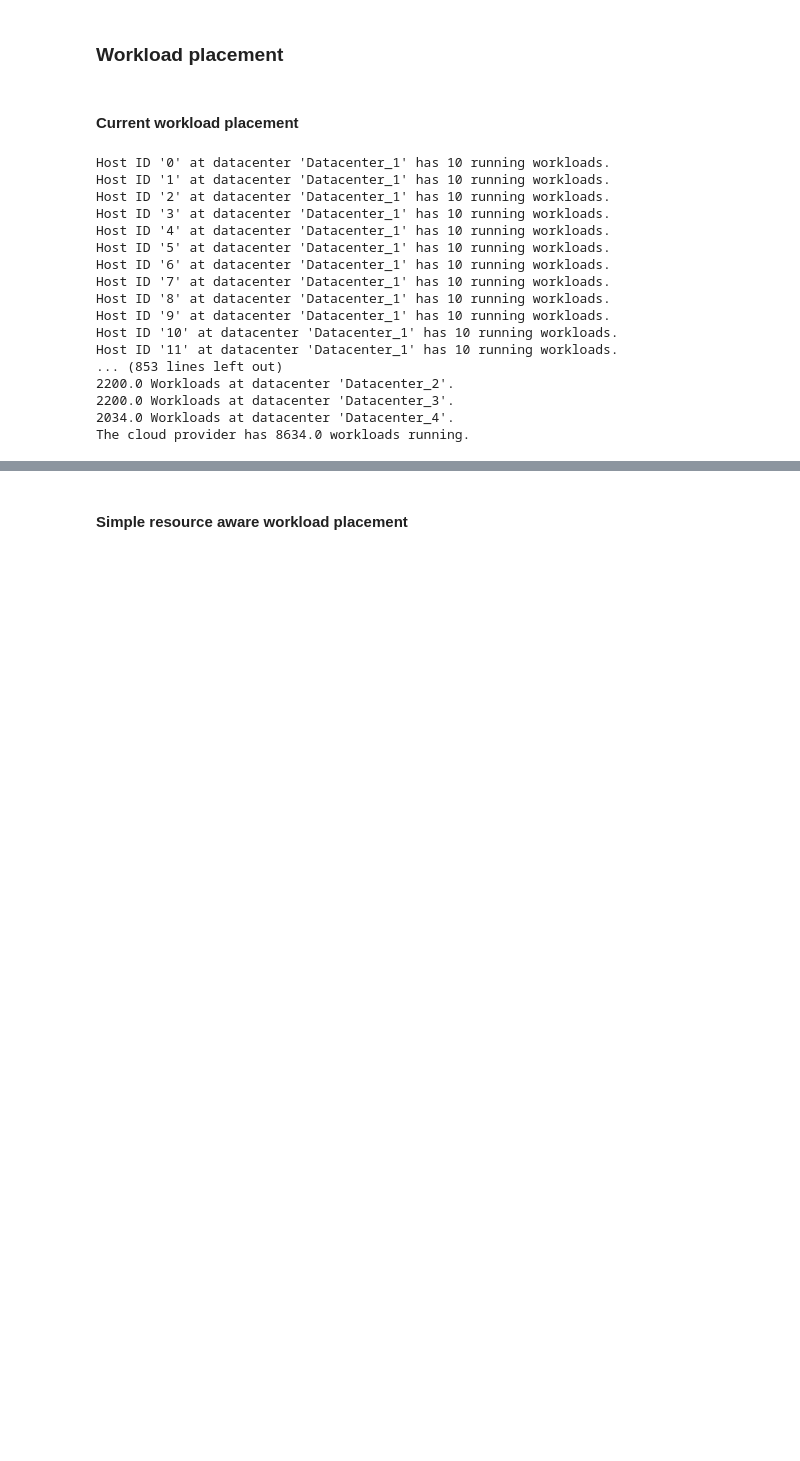
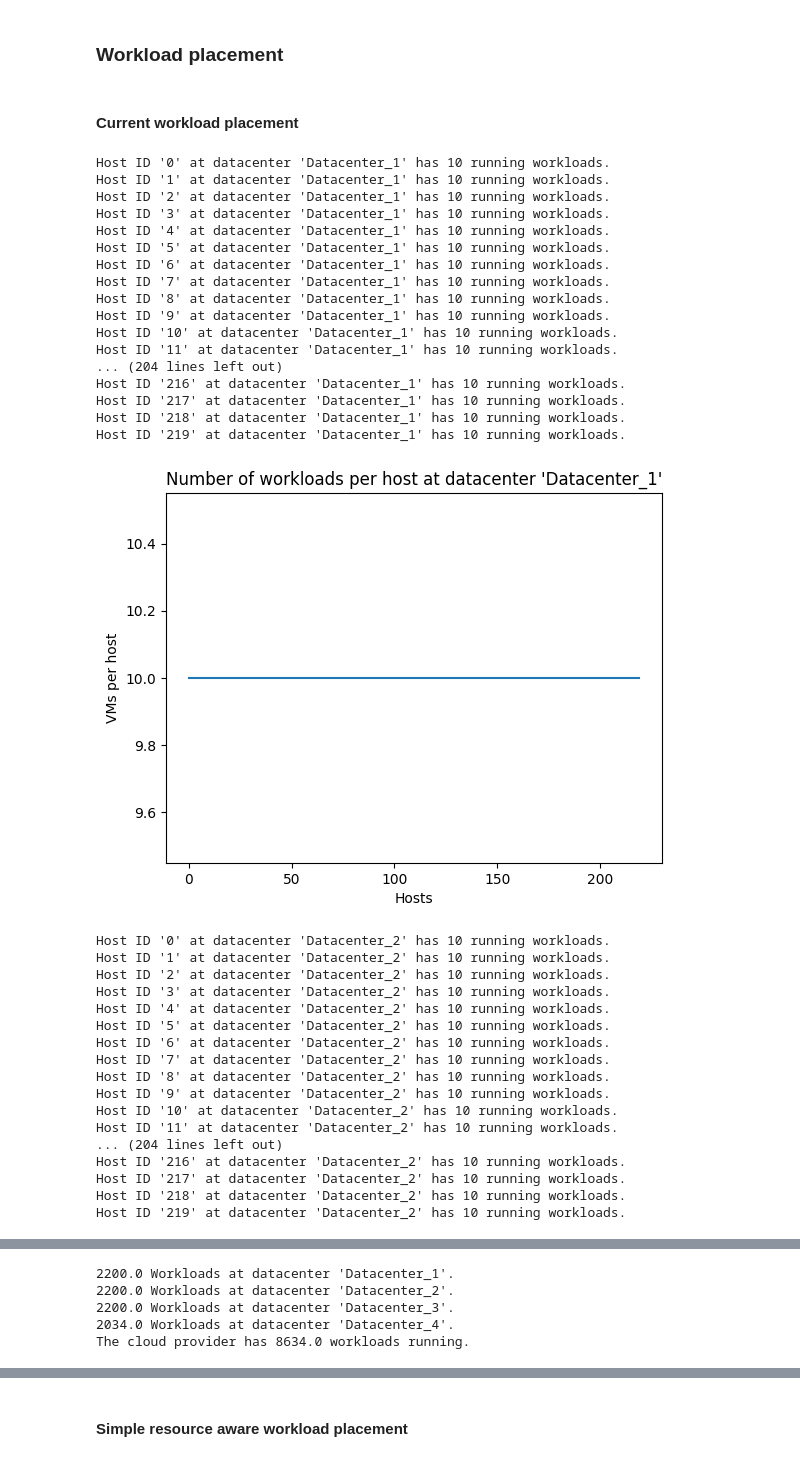
Before and after one commit to KhalidAFarah/cloud-energy-efficiency, a Jupyter notebook: evaluation/workload_placement.ipynb, the cells around one changed output, grey strips where cells are left out. Drawn from its saved outputs; the diff is of its cells as text; code cells hidden in the pictures; blank space fills up the shorter version.

```diff
--- a/evaluation/workload_placement.ipynb
+++ b/evaluation/workload_placement.ipynb
@@ -22,35 +22,72 @@ dataset.head()
 labels = np.unique(dataset['datacenter_name'])
 workload_per_datacenter = np.array([])
 workload_per_host = np.array([])
+num_powered_down_hosts = 0
 for i in range(len(labels)):
     workload_per_datacenter_per_host = np.array([])
 
     for index, sample in dataset[(dataset['datacenter_name'] == labels[i]) & (dataset['time'] == 300.01)].iterrows():
+        if sample['active'] == False:
+            num_powered_down_hosts += 1
         if pd.notna(sample['vms']):
             workloads = len(sample['vms'].split(":"))-1
             print(f"Host ID '{sample['host_id']}' at datacenter '{sample['datacenter_name']}' has {workloads} running workloads.")
             workload_per_host = np.append(workload_per_host, len(sample['vms'].split(":"))-1)
             workload_per_datacenter_per_host = np.append(workload_per_datacenter_per_host, len(sample['vms'].split(":"))-1)
     workload_per_datacenter = np.append(workload_per_datacenter, sum(workload_per_datacenter_per_host))
 
+    plt.plot(np.arange(len(workload_per_datacenter_per_host)), workload_per_datacenter_per_host, label="Workloads per host")
+    plt.xlabel("Hosts")
+    plt.ylabel("VMs per host")
+    plt.title(f"Number of workloads per host at datacenter '{labels[i]}'")
+    #plt.legend()
+    plt.show()
+
 for i in range(len(labels)):
     print(f"{workload_per_datacenter[i]} Workloads at datacenter '{labels[i]}'.")
 print(f"The cloud provider has {sum(workload_per_datacenter)} workloads running.")
+
+plt.plot(np.arange(len(workload_per_host)), workload_per_host, label="Workloads per host")
+plt.xlabel("Hosts")
+plt.ylabel("VMs per host")
+plt.title(f"Number of workloads per host at datacenter")
+#plt.legend()
+plt.show()
+
+print(f"There are {num_powered_down_hosts} powered down hosts.")
 # %% [output]
 Host ID '0' at datacenter 'Datacenter_1' has 10 running workloads.
 Host ID '1' at datacenter 'Datacenter_1' has 10 running workloads.
 Host ID '2' at datacenter 'Datacenter_1' has 10 running workloads.
 Host ID '3' at datacenter 'Datacenter_1' has 10 running workloads.
 Host ID '4' at datacenter 'Datacenter_1' has 10 running workloads.
 Host ID '5' at datacenter 'Datacenter_1' has 10 running workloads.
 Host ID '6' at datacenter 'Datacenter_1' has 10 running workloads.
 Host ID '7' at datacenter 'Datacenter_1' has 10 running workloads.
 Host ID '8' at datacenter 'Datacenter_1' has 10 running workloads.
 Host ID '9' at datacenter 'Datacenter_1' has 10 running workloads.
 Host ID '10' at datacenter 'Datacenter_1' has 10 running workloads.
 Host ID '11' at datacenter 'Datacenter_1' has 10 running workloads.
-... (853 lines left out)
-2200.0 Workloads at datacenter 'Datacenter_2'.
-2200.0 Workloads at datacenter 'Datacenter_3'.
-2034.0 Workloads at datacenter 'Datacenter_4'.
-The cloud provider has 8634.0 workloads running.
+... (204 lines left out)
+Host ID '216' at datacenter 'Datacenter_1' has 10 running workloads.
+Host ID '217' at datacenter 'Datacenter_1' has 10 running workloads.
+Host ID '218' at datacenter 'Datacenter_1' has 10 running workloads.
+Host ID '219' at datacenter 'Datacenter_1' has 10 running workloads.
+[figure, added]
+Host ID '0' at datacenter 'Datacenter_2' has 10 running workloads.
+Host ID '1' at datacenter 'Datacenter_2' has 10 running workloads.
+Host ID '2' at datacenter 'Datacenter_2' has 10 running workloads.
+Host ID '3' at datacenter 'Datacenter_2' has 10 running workloads.
+Host ID '4' at datacenter 'Datacenter_2' has 10 running workloads.
+Host ID '5' at datacenter 'Datacenter_2' has 10 running workloads.
+Host ID '6' at datacenter 'Datacenter_2' has 10 running workloads.
+Host ID '7' at datacenter 'Datacenter_2' has 10 running workloads.
+Host ID '8' at datacenter 'Datacenter_2' has 10 running workloads.
+Host ID '9' at datacenter 'Datacenter_2' has 10 running workloads.
+Host ID '10' at datacenter 'Datacenter_2' has 10 running workloads.
+Host ID '11' at datacenter 'Datacenter_2' has 10 running workloads.
+... (204 lines left out)
+Host ID '216' at datacenter 'Datacenter_2' has 10 running workloads.
+Host ID '217' at datacenter 'Datacenter_2' has 10 running workloads.
+Host ID '218' at datacenter 'Datacenter_2' has 10 running workloads.
+Host ID '219' at datacenter 'Datacenter_2' has 10 running workloads.
@@ -56,0 +131,5 @@ The cloud provider has 8634.0 workloads running.
+2200.0 Workloads at datacenter 'Datacenter_1'.
+2200.0 Workloads at datacenter 'Datacenter_2'.
+2200.0 Workloads at datacenter 'Datacenter_3'.
+2034.0 Workloads at datacenter 'Datacenter_4'.
+The cloud provider has 8634.0 workloads running.
```
Also changed, not shown: parts of 1 cell of this notebook, 2 other files.
